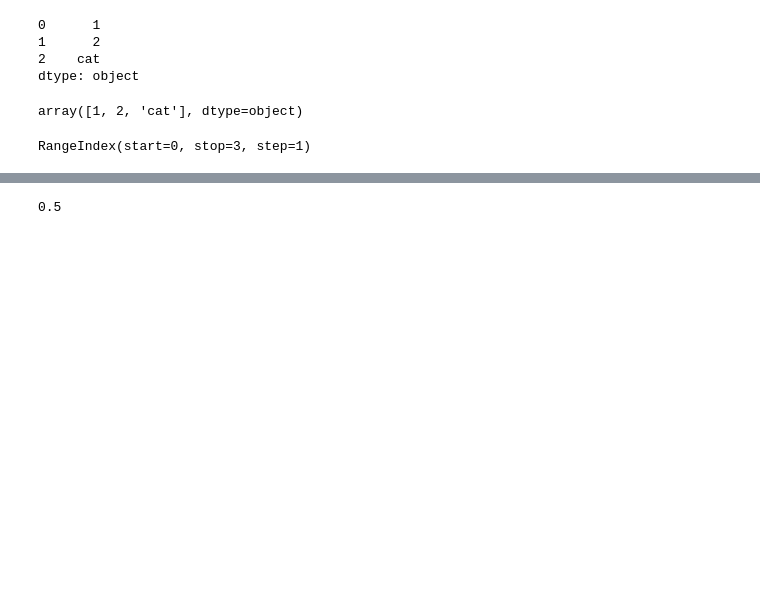
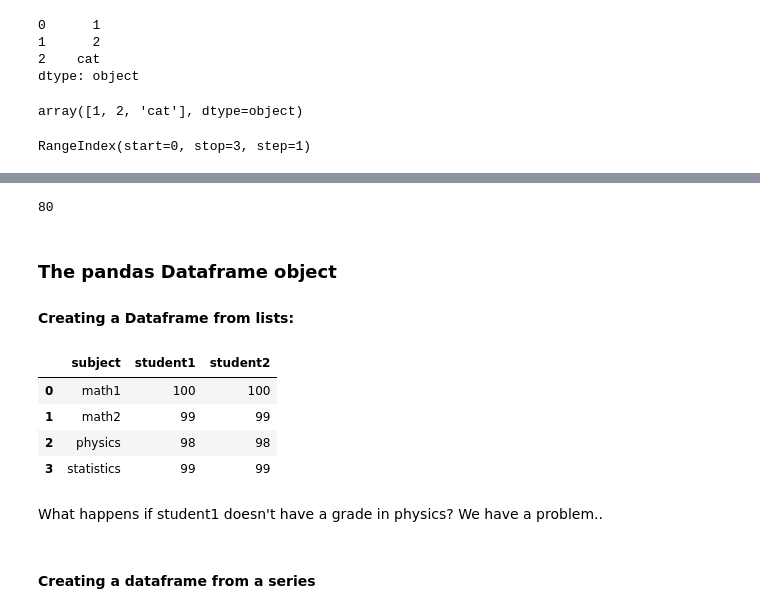
Before and after one commit to nlihin/data-analytics, a Jupyter notebook: unit01_welcome.ipynb, the cells around one changed output, grey strips where cells are left out. Cells and saved outputs as stored; diff of their text form; code cells hidden in the pictures; blank space fills up the shorter version.

```diff
--- a/unit01_welcome.ipynb
+++ b/unit01_welcome.ipynb
@@ -287,4 +313,0 @@ data = pd.Series([0.25, 0.5, 0.75, 1.0],
-# %%
-data['b']
-# %% [output]
-0.5
@@ -290,0 +316,22 @@ data['b']
+# %%
+student1_s['math2']
+# %% [output]
+80
+# %% [markdown]
+### The pandas Dataframe object
+#### Creating a Dataframe from lists:
+# %%
+student1_lst = [100, 99, 98, 99]
+student2_lst = [100, 100, 99, 99]
+subject_lst = ['math1', 'math2', 'physics', 'statistics']
+df = pd.DataFrame({'subject': subject_lst,'student1': student1_lst, 'student2': student1_lst })
+df
+# %% [output]
+|  | subject | student1 | student2 |
+| 0 | math1 | 100 | 100 |
+| 1 | math2 | 99 | 99 |
+| 2 | physics | 98 | 98 |
+| 3 | statistics | 99 | 99 |
+# %% [markdown]
+What happens if student1 doesn't have a grade in physics?
+We have a problem..
@@ -290,0 +344,2 @@ data['b']
+# %% [markdown]
+#### Creating a dataframe from a series
```
Also changed, not shown: parts of 38 cells of this notebook.
